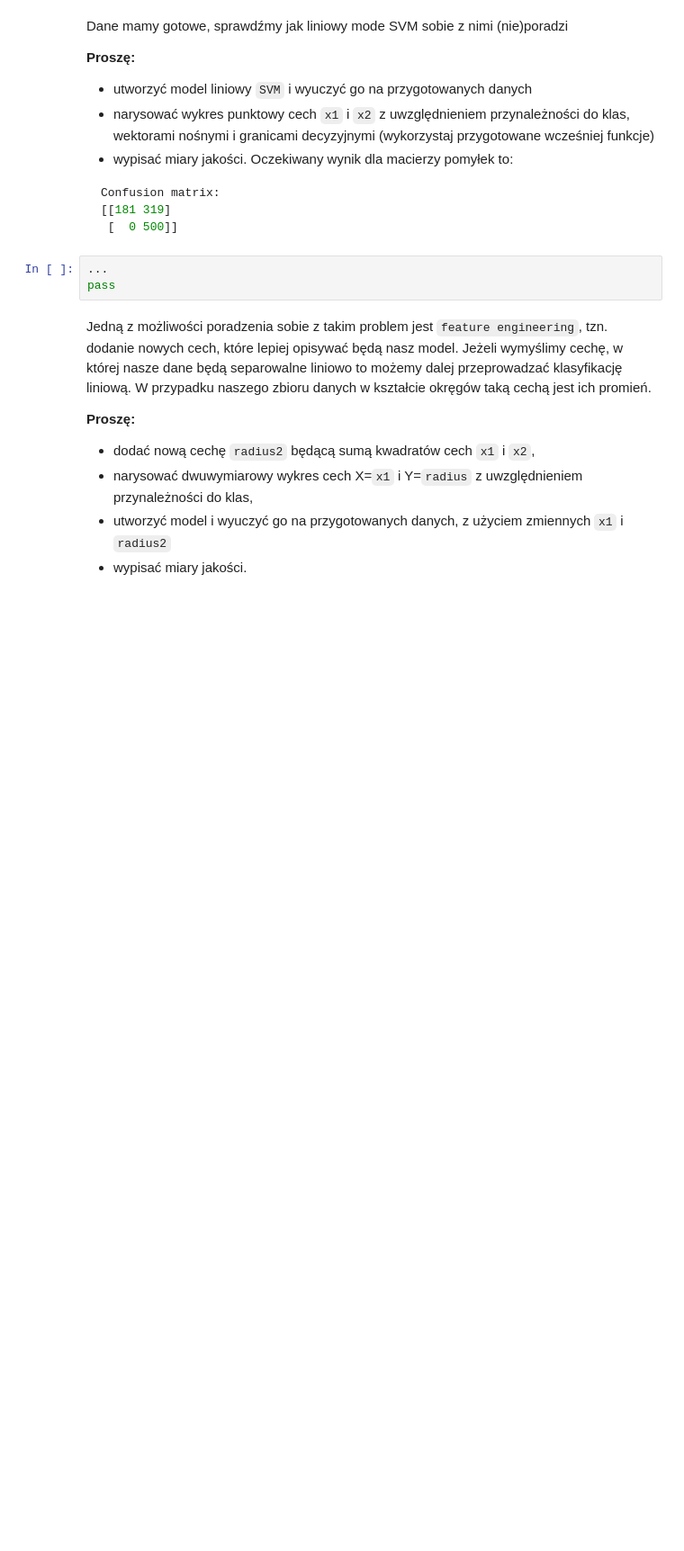
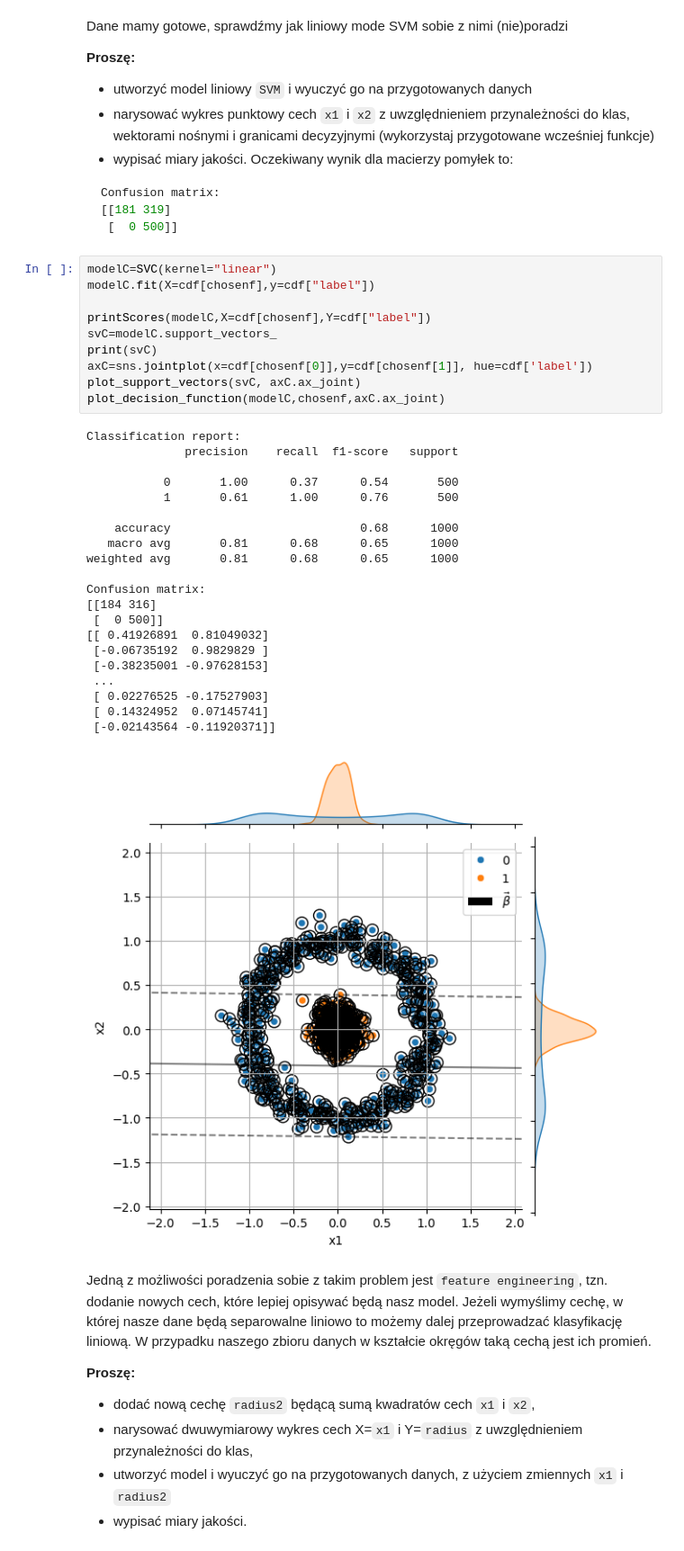
Before and after one commit to m-warda/ML2627, a Jupyter notebook: 07_SVM.ipynb, the cells around one changed output. Shown at 90% size. Cells and saved outputs as stored; diff of their text form; blank space fills up the shorter version.

````diff
--- a/07_SVM.ipynb
+++ b/07_SVM.ipynb
@@ -345,9 +349,38 @@ Confusion matrix:
 [[181 319]
  [  0 500]]
 ```
-# %%
-...
-pass
+# %%
+modelC=SVC(kernel="linear")
+modelC.fit(X=cdf[chosenf],y=cdf["label"])
+
+printScores(modelC,X=cdf[chosenf],Y=cdf["label"])
+svC=modelC.support_vectors_
+print(svC)
+axC=sns.jointplot(x=cdf[chosenf[0]],y=cdf[chosenf[1]], hue=cdf['label'])
+plot_support_vectors(svC, axC.ax_joint)
+plot_decision_function(modelC,chosenf,axC.ax_joint)
+# %% [output]
+Classification report:
+              precision    recall  f1-score   support
+
+           0       1.00      0.37      0.54       500
+           1       0.61      1.00      0.76       500
+
+    accuracy                           0.68      1000
+   macro avg       0.81      0.68      0.65      1000
+weighted avg       0.81      0.68      0.65      1000
+
+Confusion matrix:
+[[184 316]
+ [  0 500]]
+[[ 0.41926891  0.81049032]
+ [-0.06735192  0.9829829 ]
+ [-0.38235001 -0.97628153]
+ ...
+ [ 0.02276525 -0.17527903]
+ [ 0.14324952  0.07145741]
+ [-0.02143564 -0.11920371]]
+[figure, added]
 # %% [markdown]
 Jedną z możliwości poradzenia sobie z takim problem jest ``feature engineering``, tzn. dodanie nowych cech, które lepiej opisywać będą nasz model. Jeżeli wymyślimy cechę, w której nasze dane będą separowalne liniowo to możemy dalej przeprowadzać klasyfikację liniową. W przypadku naszego zbioru danych w kształcie okręgów taką cechą jest ich promień.
 
````
Also changed, not shown: parts of 3 cells of this notebook.
